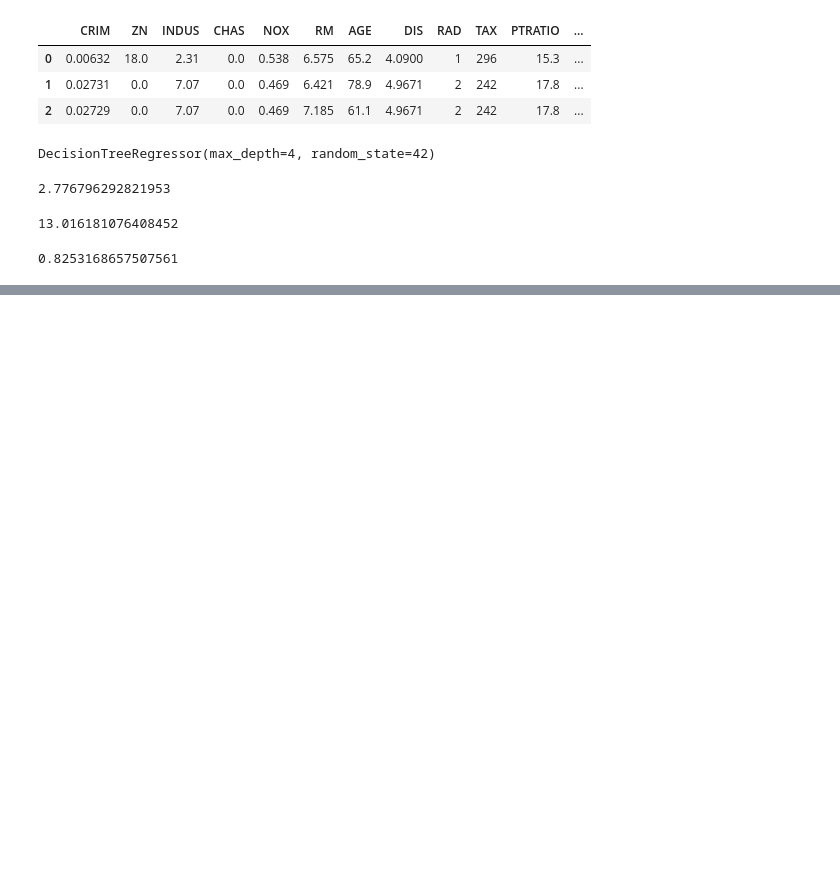
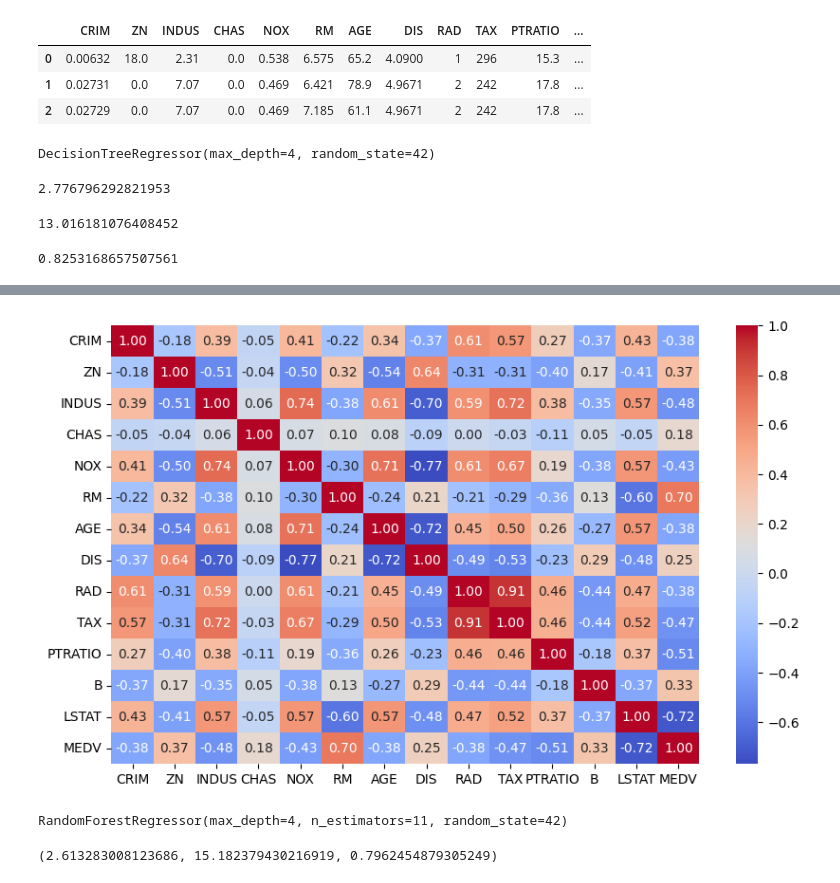
Before and after one commit to halitkalayci/acunmedya-akademi-python-d-conda, a Jupyter notebook: housing_ml/decision_tree.ipynb, the cells around one changed output, grey strips where cells are left out. Saved outputs shown, nothing was run; the diff lists cells and outputs as text; code cells hidden in the pictures; blank space fills up the shorter version.

```diff
--- a/housing_ml/decision_tree.ipynb
+++ b/housing_ml/decision_tree.ipynb
@@ -51,0 +70,6 @@ r2
+# %%
+plt.figure(figsize=(10,6))
+sb.heatmap(df.corr(),annot=True,cmap="coolwarm",fmt=".2f")
+plt.show()
+# %% [output]
+[figure, added]
@@ -51,0 +78,5 @@ r2
+# %%
+model2 = RandomForestRegressor(n_estimators=11, max_depth=4, random_state=42)
+model2.fit(X_train, y_train)
+# %% [output]
+RandomForestRegressor(max_depth=4, n_estimators=11, random_state=42)
@@ -51,0 +85,8 @@ r2
+# %%
+mae2 = mean_absolute_error(y_test,y_pred2)
+mse2 = mean_squared_error(y_test, y_pred2)
+r2_2 = r2_score(y_test, y_pred2)
+
+mae2,mse2,r2_2
+# %% [output]
+(2.613283008123686, 15.182379430216919, 0.7962454879305249)
```
Also changed, not shown: parts of 10 cells of this notebook.
